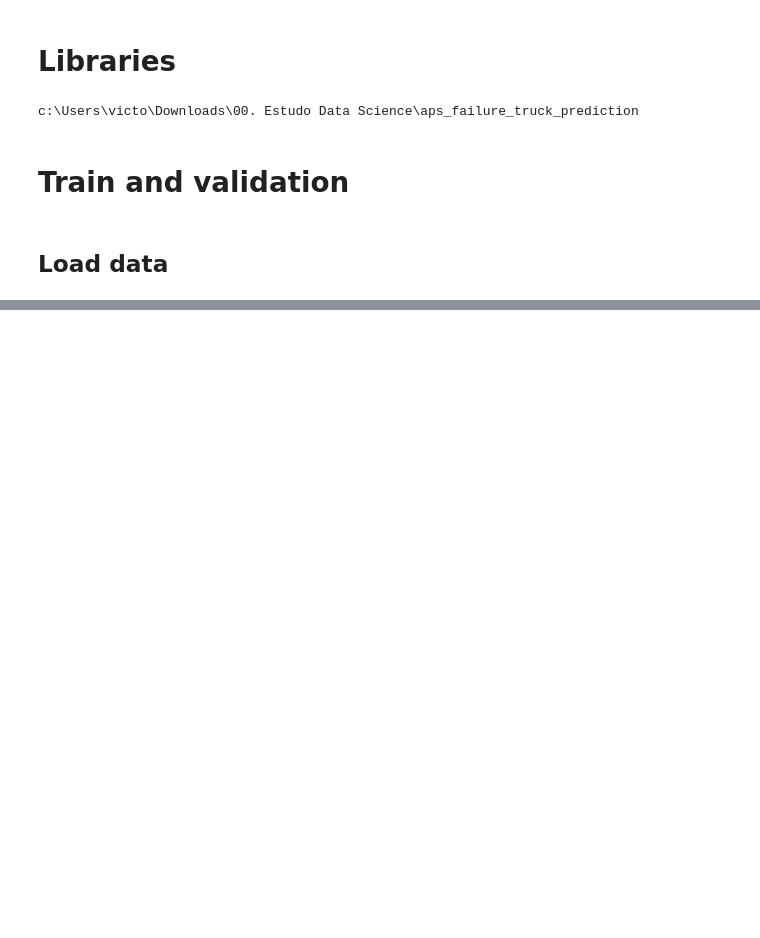
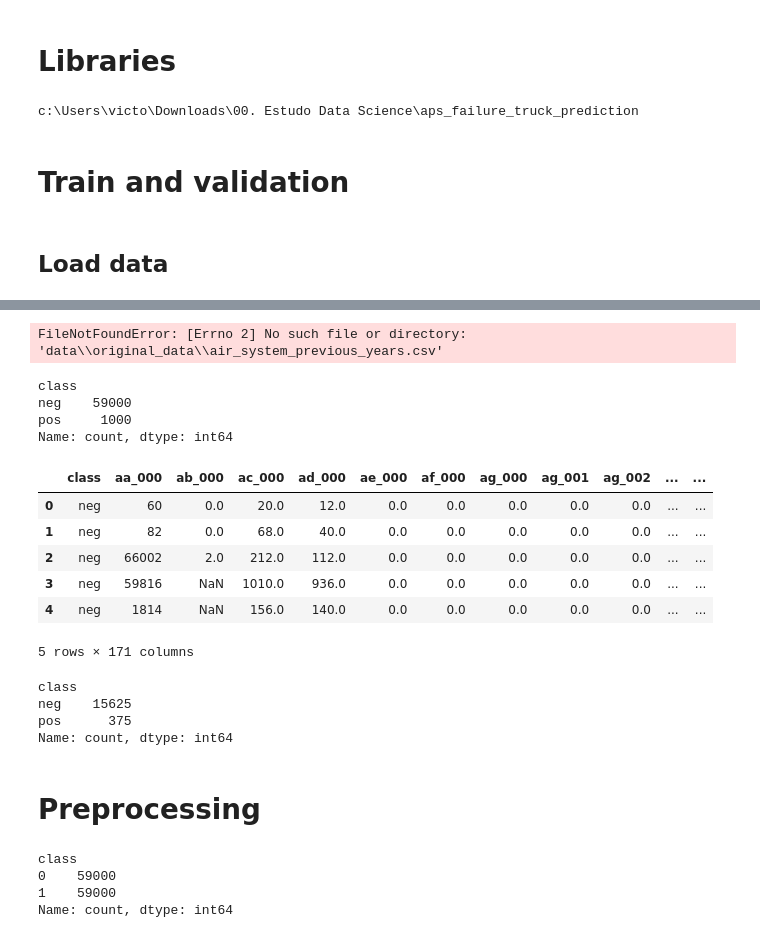
Before and after one commit to victorpecine/aps_failure_truck_prediction, a Jupyter notebook: notebooks/train.ipynb, the cells around one changed output, grey strips where cells are left out. Cells and saved outputs as stored; diff of their text form; code cells hidden in the pictures; blank space fills up the shorter version.

```diff
--- a/notebooks/train.ipynb
+++ b/notebooks/train.ipynb
@@ -160,0 +54,40 @@ df_test_original
+# %%
+df_train_original = pd.read_csv('data\\original_data\\air_system_previous_years.csv',
+                                encoding='utf-8',
+                                sep=',',
+                                na_values=['na']
+                                )
+df_train_original.head()
+# %% [output]
+FileNotFoundError: [Errno 2] No such file or directory: 'data\\original_data\\air_system_previous_years.csv'
+# %%
+df_train_original['class'].value_counts()
+# %% [output]
+class
+neg    59000
+pos     1000
+Name: count, dtype: int64
+# %%
+df_test_original = pd.read_csv('data\\original_data\\air_system_present_year.csv',
+                               encoding='utf-8',
+                               sep=',',
+                               na_values=['na']
+                               )
+df_test_original.head()
+# %% [output]
+|  | class | aa_000 | ab_000 | ac_000 | ad_000 | ae_000 | af_000 | ag_000 | ag_001 | ag_002 | ... | ... |
+| 0 | neg | 60 | 0.0 | 20.0 | 12.0 | 0.0 | 0.0 | 0.0 | 0.0 | 0.0 | ... | ... |
+| 1 | neg | 82 | 0.0 | 68.0 | 40.0 | 0.0 | 0.0 | 0.0 | 0.0 | 0.0 | ... | ... |
+| 2 | neg | 66002 | 2.0 | 212.0 | 112.0 | 0.0 | 0.0 | 0.0 | 0.0 | 0.0 | ... | ... |
+| 3 | neg | 59816 | NaN | 1010.0 | 936.0 | 0.0 | 0.0 | 0.0 | 0.0 | 0.0 | ... | ... |
+| 4 | neg | 1814 | NaN | 156.0 | 140.0 | 0.0 | 0.0 | 0.0 | 0.0 | 0.0 | ... | ... |
+5 rows × 171 columns
+# %%
+df_test_original['class'].value_counts()
+# %% [output]
+class
+neg    15625
+pos      375
+Name: count, dtype: int64
+# %% [markdown]
+# Preprocessing
@@ -160,0 +126,7 @@ df_test_original
+# %%
+df_train_balanced['class'].value_counts()
+# %% [output]
+class
+0    59000
+1    59000
+Name: count, dtype: int64
```
Also changed, not shown: parts of 42 cells of this notebook, 7 other files.
